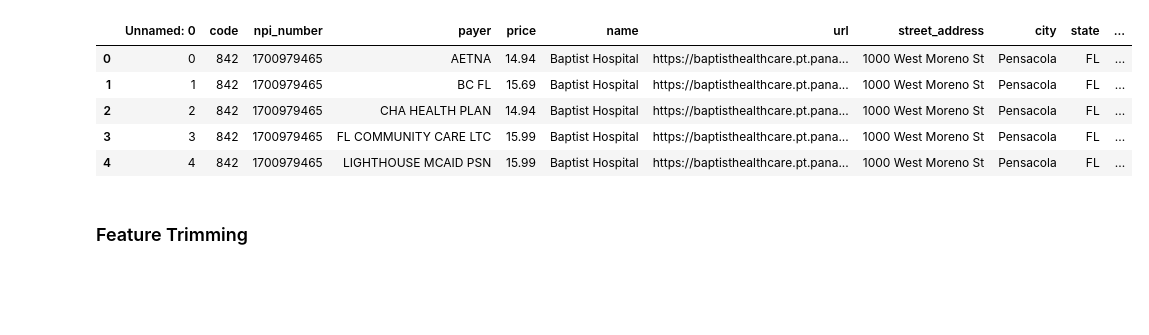
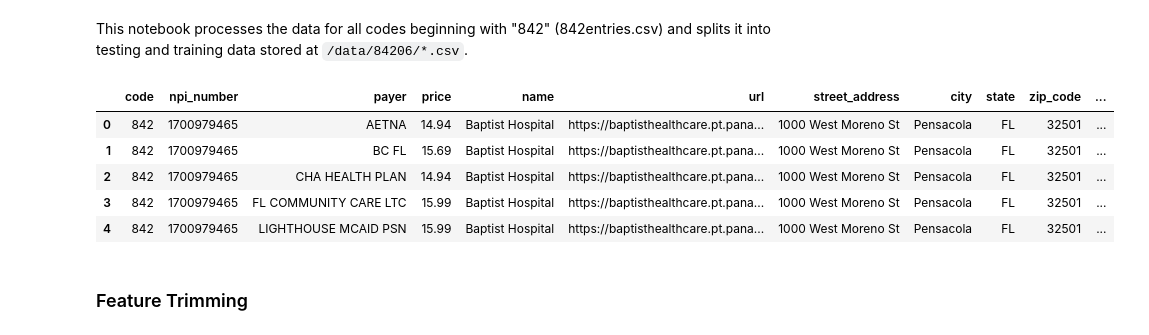
Before and after one commit to HealthcarePriceTransparrency/334project, a Jupyter notebook: dataProcessing/procAll_842.ipynb, the cells around one changed output. Drawn from its saved outputs; the diff is of its cells as text; code cells hidden in the pictures; blank space fills up the shorter version.

```diff
--- a/dataProcessing/842preProcessing.ipynb
+++ b/dataProcessing/procAll_842.ipynb
@@ -1,3 +1,5 @@
+# %% [markdown]
+This notebook processes the data for all codes beginning with "842" (842entries.csv) and splits it into testing and training data stored at `/data/84206/*.csv`.
 # %%
 import numpy as np
 import pandas as pd
@@ -6,15 +8,16 @@ from sklearn.model_selection import train_test_split
 from sklearn.preprocessing import OrdinalEncoder
 from sklearn.preprocessing import StandardScaler
 # %%
-df = pd.read_csv("../data/842entries.csv") #importing data from data folder
+# Specify npi_number as string because of "-" and "," variations
+df = pd.read_csv("../data/842entries.csv", dtype={'npi_number': str}) #importing data from data folder
 df.head()
 # %% [output]
-|  | Unnamed: 0 | code | npi_number | payer | price | name | url | street_address | city | state | ... |
-| 0 | 0 | 842 | 1700979465 | AETNA | 14.94 | Baptist Hospital | https://baptisthealthcare.pt.pana... | 1000 West Moreno St | Pensacola | FL | ... |
-| 1 | 1 | 842 | 1700979465 | BC FL | 15.69 | Baptist Hospital | https://baptisthealthcare.pt.pana... | 1000 West Moreno St | Pensacola | FL | ... |
-| 2 | 2 | 842 | 1700979465 | CHA HEALTH PLAN | 14.94 | Baptist Hospital | https://baptisthealthcare.pt.pana... | 1000 West Moreno St | Pensacola | FL | ... |
-| 3 | 3 | 842 | 1700979465 | FL COMMUNITY CARE LTC | 15.99 | Baptist Hospital | https://baptisthealthcare.pt.pana... | 1000 West Moreno St | Pensacola | FL | ... |
-| 4 | 4 | 842 | 1700979465 | LIGHTHOUSE MCAID PSN | 15.99 | Baptist Hospital | https://baptisthealthcare.pt.pana... | 1000 West Moreno St | Pensacola | FL | ... |
+|  | code | npi_number | payer | price | name | url | street_address | city | state | zip_code | ... |
+| 0 | 842 | 1700979465 | AETNA | 14.94 | Baptist Hospital | https://baptisthealthcare.pt.pana... | 1000 West Moreno St | Pensacola | FL | 32501 | ... |
+| 1 | 842 | 1700979465 | BC FL | 15.69 | Baptist Hospital | https://baptisthealthcare.pt.pana... | 1000 West Moreno St | Pensacola | FL | 32501 | ... |
+| 2 | 842 | 1700979465 | CHA HEALTH PLAN | 14.94 | Baptist Hospital | https://baptisthealthcare.pt.pana... | 1000 West Moreno St | Pensacola | FL | 32501 | ... |
+| 3 | 842 | 1700979465 | FL COMMUNITY CARE LTC | 15.99 | Baptist Hospital | https://baptisthealthcare.pt.pana... | 1000 West Moreno St | Pensacola | FL | 32501 | ... |
+| 4 | 842 | 1700979465 | LIGHTHOUSE MCAID PSN | 15.99 | Baptist Hospital | https://baptisthealthcare.pt.pana... | 1000 West Moreno St | Pensacola | FL | 32501 | ... |
 # %% [markdown]
 ### Feature Trimming
 # %%
```
Also changed, not shown: parts of 7 cells of this notebook, 3 other files.
